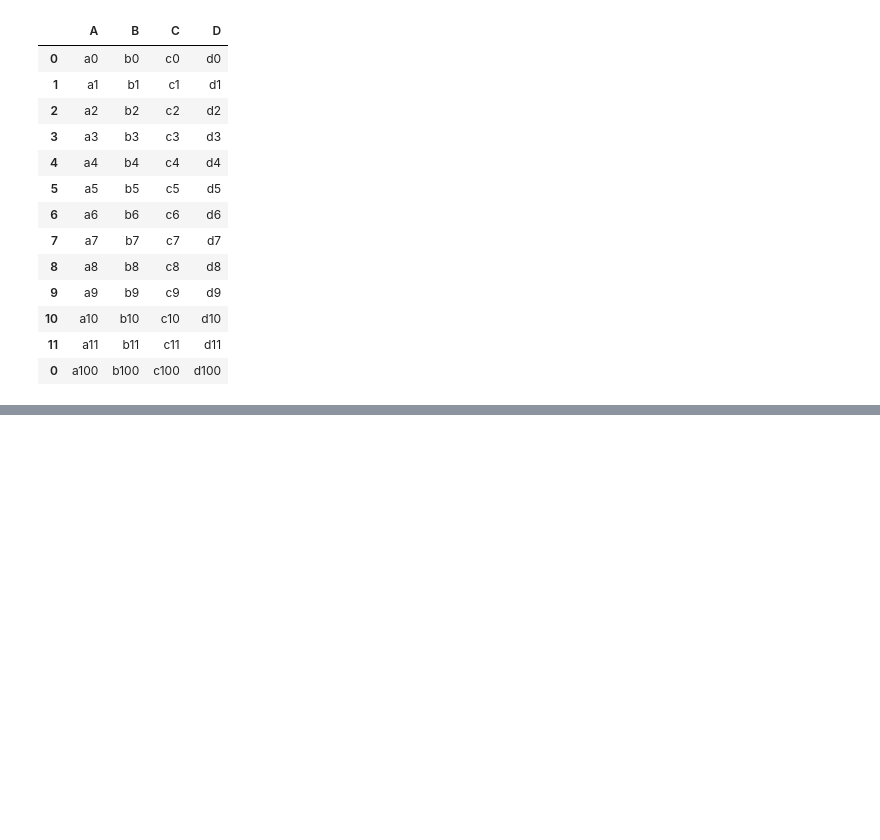
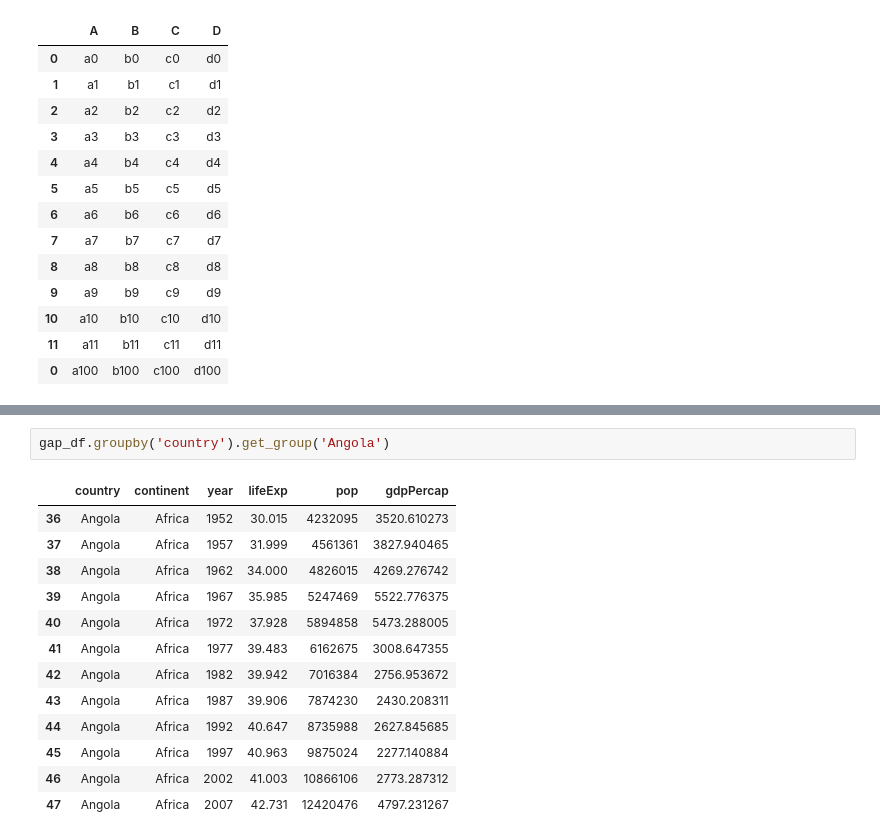
Before and after one commit to jjuuu999/hipython, a Jupyter notebook: 42.데이터전처리.ipynb, the cells around one changed output, grey strips where cells are left out. Saved outputs shown, nothing was run; the diff lists cells and outputs as text; blank space fills up the shorter version.

```diff
--- a/42.데이터전처리.ipynb
+++ b/42.데이터전처리.ipynb
@@ -760,0 +974,16 @@ pd.concat([df_total,임시데이터])
+# %%
+gap_df.groupby('country').get_group('Angola')
+# %% [output]
+|  | country | continent | year | lifeExp | pop | gdpPercap |
+| 36 | Angola | Africa | 1952 | 30.015 | 4232095 | 3520.610273 |
+| 37 | Angola | Africa | 1957 | 31.999 | 4561361 | 3827.940465 |
+| 38 | Angola | Africa | 1962 | 34.000 | 4826015 | 4269.276742 |
+| 39 | Angola | Africa | 1967 | 35.985 | 5247469 | 5522.776375 |
+| 40 | Angola | Africa | 1972 | 37.928 | 5894858 | 5473.288005 |
+| 41 | Angola | Africa | 1977 | 39.483 | 6162675 | 3008.647355 |
+| 42 | Angola | Africa | 1982 | 39.942 | 7016384 | 2756.953672 |
+| 43 | Angola | Africa | 1987 | 39.906 | 7874230 | 2430.208311 |
+| 44 | Angola | Africa | 1992 | 40.647 | 8735988 | 2627.845685 |
+| 45 | Angola | Africa | 1997 | 40.963 | 9875024 | 2277.140884 |
+| 46 | Angola | Africa | 2002 | 41.003 | 10866106 | 2773.287312 |
+| 47 | Angola | Africa | 2007 | 42.731 | 12420476 | 4797.231267 |
```
Also changed, not shown: parts of 57 cells of this notebook.
